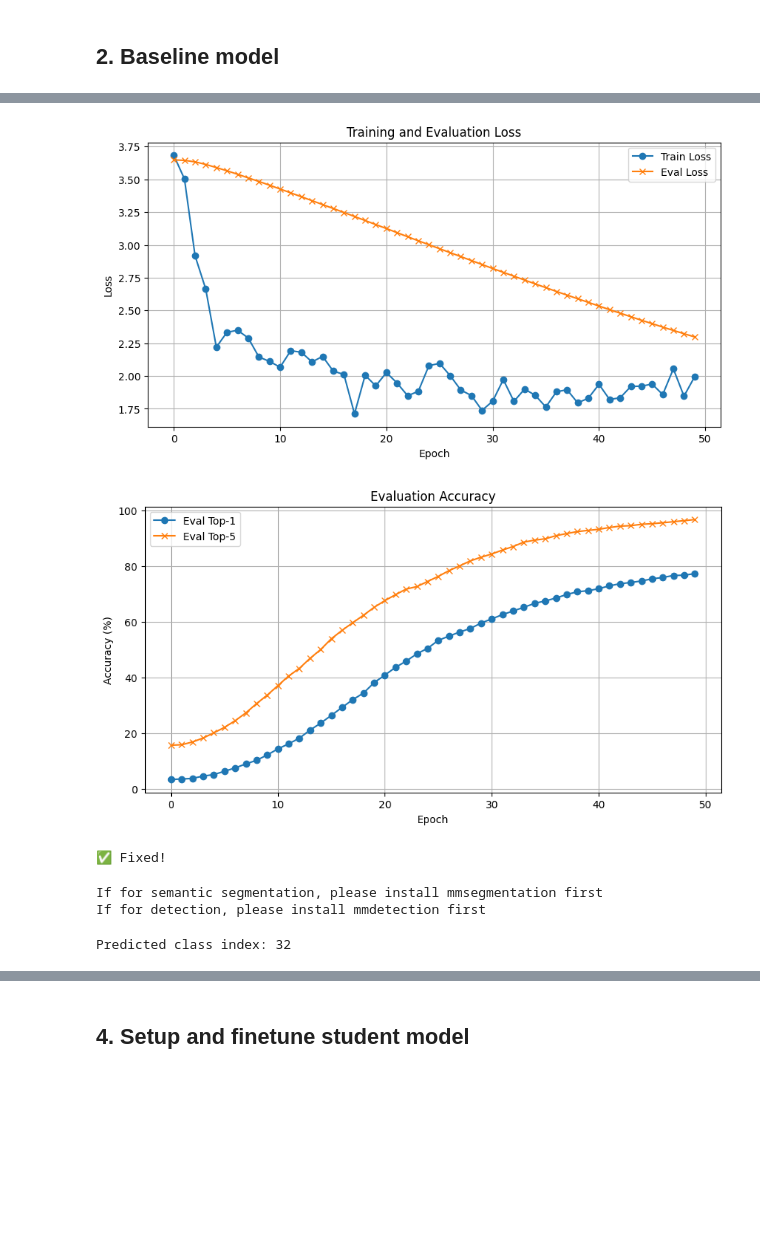
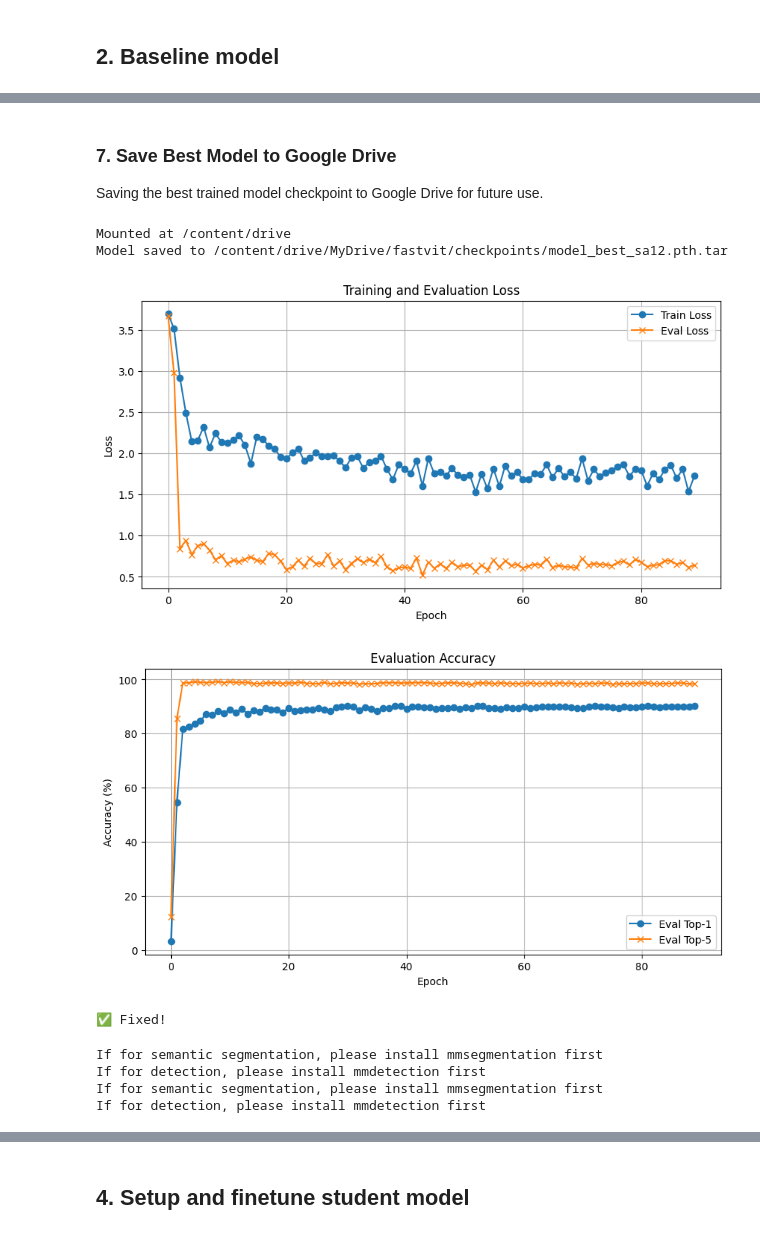
Before and after one commit to HenryNVP/fastvit-pet-mobile, a Jupyter notebook: notebooks/fastvit-pet.ipynb, the cells around one changed output, grey strips where cells are left out. Saved outputs shown, nothing was run; the diff lists cells and outputs as text; code cells hidden in the pictures; blank space fills up the shorter version.

```diff
--- a/notebooks/fastvit-pet.ipynb
+++ b/notebooks/fastvit-pet.ipynb
@@ -97,35 +97,59 @@ if os.path.exists(fastvit_init_path):
+# %% [markdown]
+### 7. Save Best Model to Google Drive
+
+Saving the best trained model checkpoint to Google Drive for future use.
+# %%
+# Make sure your Google Drive is mounted
+from google.colab import drive
+drive.mount('/content/drive')
+
+# Define source and destination paths
+source_path = '/content/fastvit-pet-mobile/output/20251222-201632-fastvit_sa12-256/model_best.pth.tar'
+dest_dir = '/content/drive/MyDrive/fastvit/checkpoints/'
+dest_filename = 'model_best_sa12.pth.tar'
+
+# Create the destination directory if it doesn't exist
+!mkdir -p "{dest_dir}"
+
+# Copy and rename the model file
+!cp "{source_path}" "{dest_dir}{dest_filename}"
+
+print(f"Model saved to {dest_dir}{dest_filename}")
+# %% [output]
+Mounted at /content/drive
+Model saved to /content/drive/MyDrive/fastvit/checkpoints/model_best_sa12.pth.tar
 # %%
 import pandas as pd
 import matplotlib.pyplot as plt
 
 # Load the CSV summary
-summary_path = '/content/fastvit-pet-mobile/output/20251127-031028-fastvit_t8-256/summary.csv'
+summary_path = '/content/fastvit-pet-mobile/output/20251222-201632-fastvit_sa12-256/summary.csv'
 df = pd.read_csv(summary_path)
 
 # Plot training and evaluation loss
 plt.figure(figsize=(10,5))
 plt.plot(df['epoch'], df['train_loss'], label='Train Loss', marker='o')
 plt.plot(df['epoch'], df['eval_loss'], label='Eval Loss', marker='x')
 plt.xlabel('Epoch')
 plt.ylabel('Loss')
 plt.title('Training and Evaluation Loss')
 plt.legend()
 plt.grid(True)
 plt.show()
 
 # Plot evaluation Top-1 and Top-5 accuracy
 plt.figure(figsize=(10,5))
 plt.plot(df['epoch'], df['eval_top1'], label='Eval Top-1', marker='o')
 plt.plot(df['epoch'], df['eval_top5'], label='Eval Top-5', marker='x')
 plt.xlabel('Epoch')
 plt.ylabel('Accuracy (%)')
 plt.title('Evaluation Accuracy')
 plt.legend()
 plt.grid(True)
 plt.show()
 # %% [output]
-[figure, old version]
+[figure, new version]
-[figure, old version]
+[figure, new version]
 # %%
 # Quick fix
 with open('fastvit/__init__.py', 'w') as f: f.write('#\n# For licensing see accompanying LICENSE file.\n# Copyright (C) 2023 Apple Inc. All rights reserved.\n#\n# FastViT Package\n# This package should be imported via: import fastvit.models as models\n# All model imports should be in fastvit/models/__init__.py\n')
@@ -138,12 +162,12 @@ import fastvit.models as models
 from fastvit.models.modules.mobileone import reparameterize_model
 
 baseline_model = create_model(
-    "fastvit_t8",
+    "fastvit_sa12",
     pretrained=False,
     num_classes=37,
 )
 
-load_checkpoint(baseline_model, "/content/fastvit-pet-mobile/output/20251127-031028-fastvit_t8-256/model_best.pth.tar", use_ema=True)
+load_checkpoint(baseline_model, "/content/fastvit-pet-mobile/output/20251222-201632-fastvit_sa12-256/model_best.pth.tar", use_ema=False)
 
 baseline_model.eval()
 baseline_model = reparameterize_model(baseline_model)
@@ -151,29 +175,7 @@ baseline_model = baseline_model.cuda()
 # %% [output]
 If for semantic segmentation, please install mmsegmentation first
 If for detection, please install mmdetection first
+If for semantic segmentation, please install mmsegmentation first
+If for detection, please install mmdetection first
-# %%
-import torch
-from PIL import Image
-from torchvision import transforms
-
-# Load image
-img = Image.open("/content/fastvit-pet-mobile/data/test/Birman/Birman_75.jpg").convert("RGB")
-
-# Preprocessing
-preprocess = transforms.Compose([
-    transforms.Resize((256, 256)),
-    transforms.ToTensor(),
-    transforms.Normalize(mean=[0.485, 0.456, 0.406],
-                        std=[0.229, 0.224, 0.225])
-])
-
-input_tensor = preprocess(img).unsqueeze(0).to("cuda")  # add batch dimension
-
-with torch.no_grad():
-    output = baseline_model(input_tensor)  # shape: [1, num_classes]
-    predicted_class = torch.argmax(output, dim=1)
-    print("Predicted class index:", predicted_class.item())
-# %% [output]
-Predicted class index: 32
 # %%
 !python fastvit/validate.py data \
```
Also changed, not shown: parts of 15 cells of this notebook.
